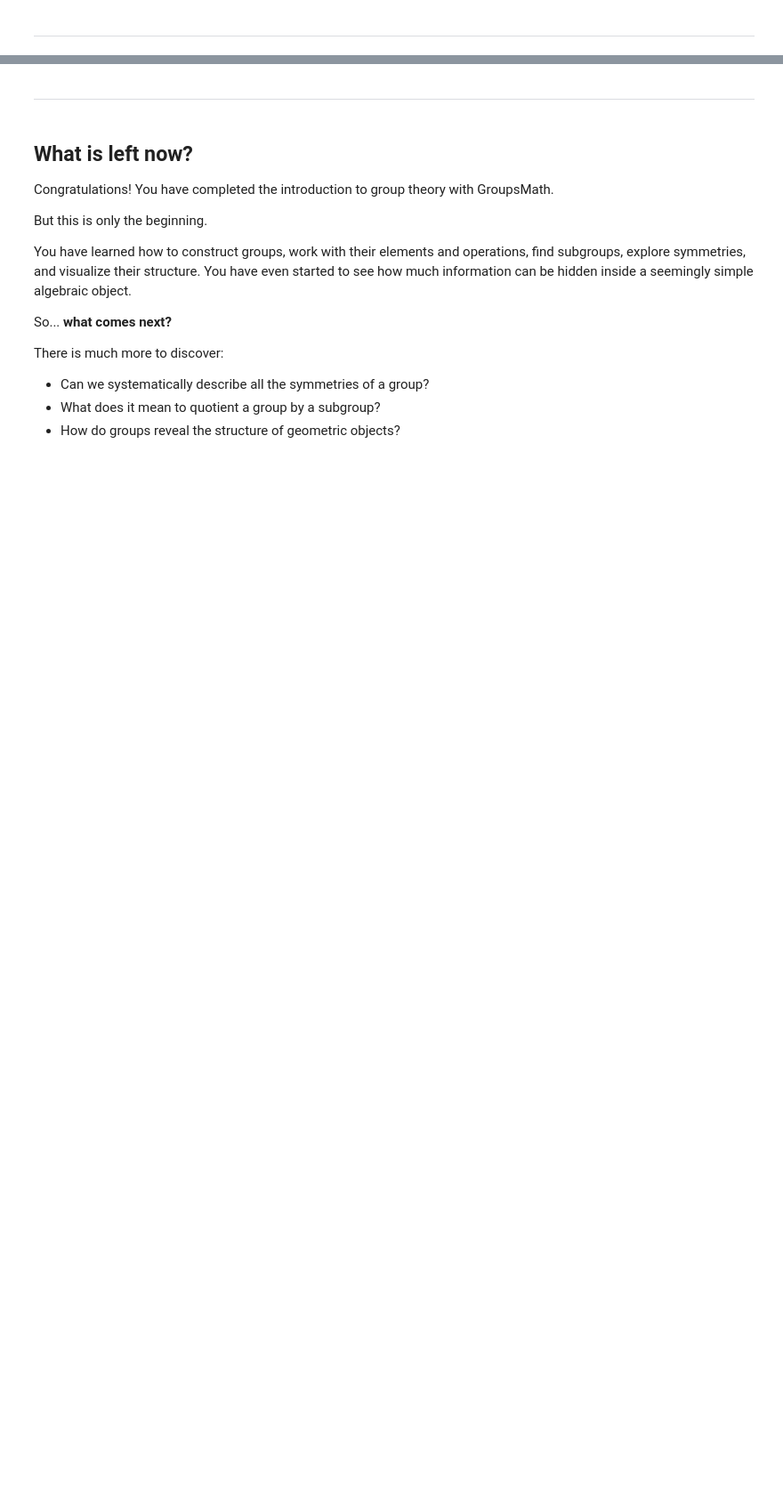
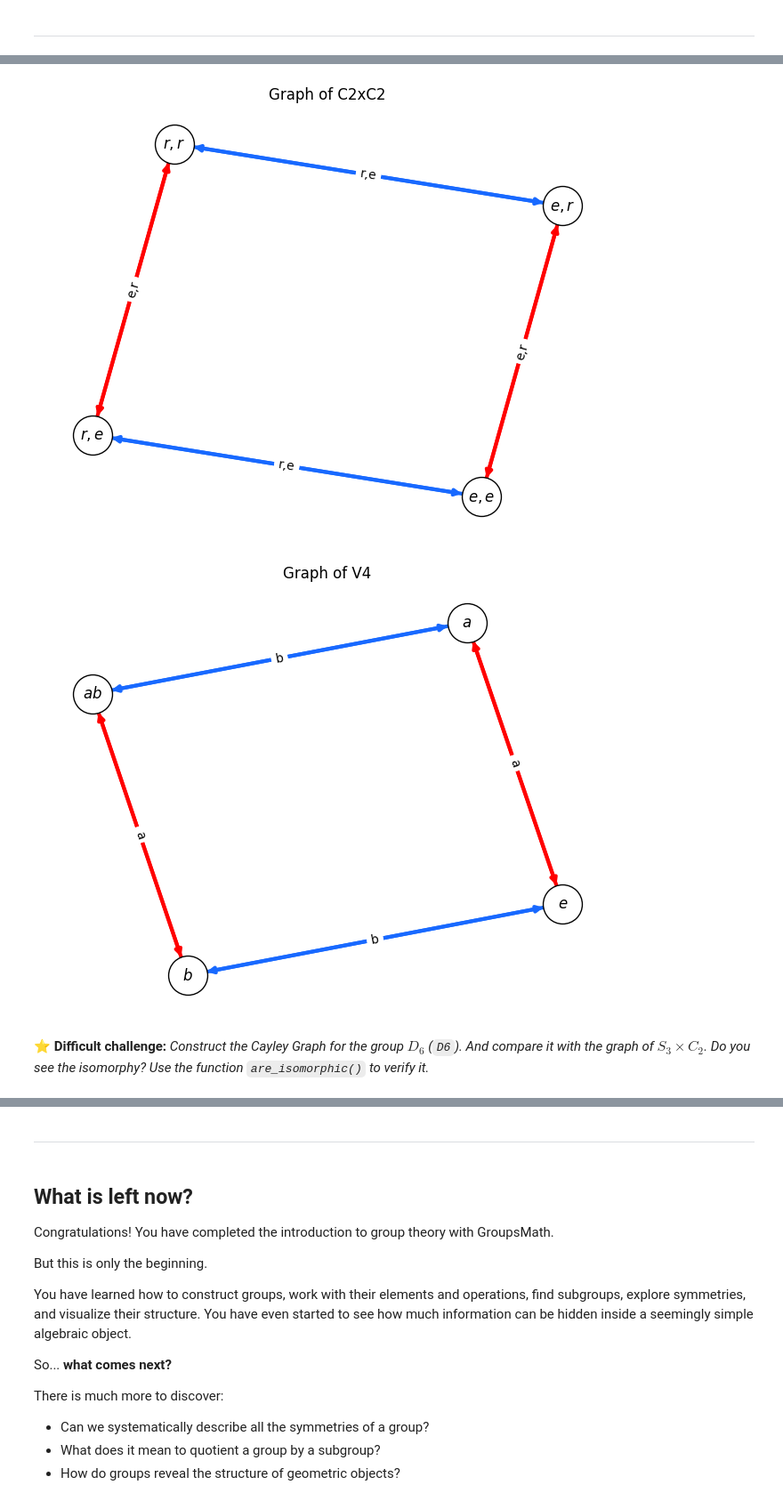
Before and after one commit to MarioSultan/GroupsMath, a Jupyter notebook: GroupsMath_demo.ipynb, the cells around one changed output, grey strips where cells are left out. Shown at 89% size. Cells and saved outputs as stored; diff of their text form; code cells hidden in the pictures; blank space fills up the shorter version.

```diff
--- a/GroupsMath_demo.ipynb
+++ b/GroupsMath_demo.ipynb
@@ -402,0 +566,9 @@ If you want learn more about Cayley graphs on GroupsMath, visit the [GroupsMath
+# %%
+(C2*C2).cayley_graph(title="Graph of C2xC2")        # We create the Cayley graph of C2*C2 and add a title to distinguish it better.
+
+V4.cayley_graph(title="Graph of V4")                # The same but with the Klein group.
+# %% [output]
+[figure, added]
+[figure, added]
+# %% [markdown]
+**⭐ Difficult challenge:** *Construct the Cayley Graph for the group $D_6$ (`D6`). And compare it with the graph of $S_3\times C_2$. Do you see the isomorphy? Use the function `are_isomorphic()` to verify it.*
```
Also changed, not shown: parts of 60 cells of this notebook.
